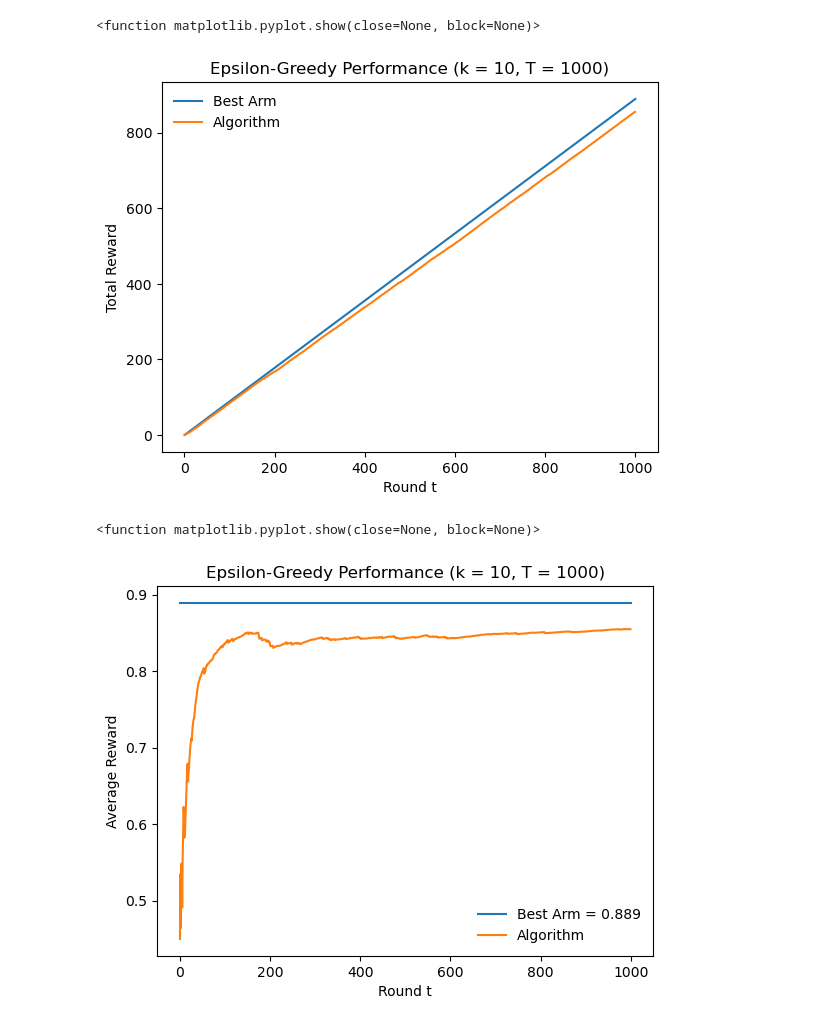
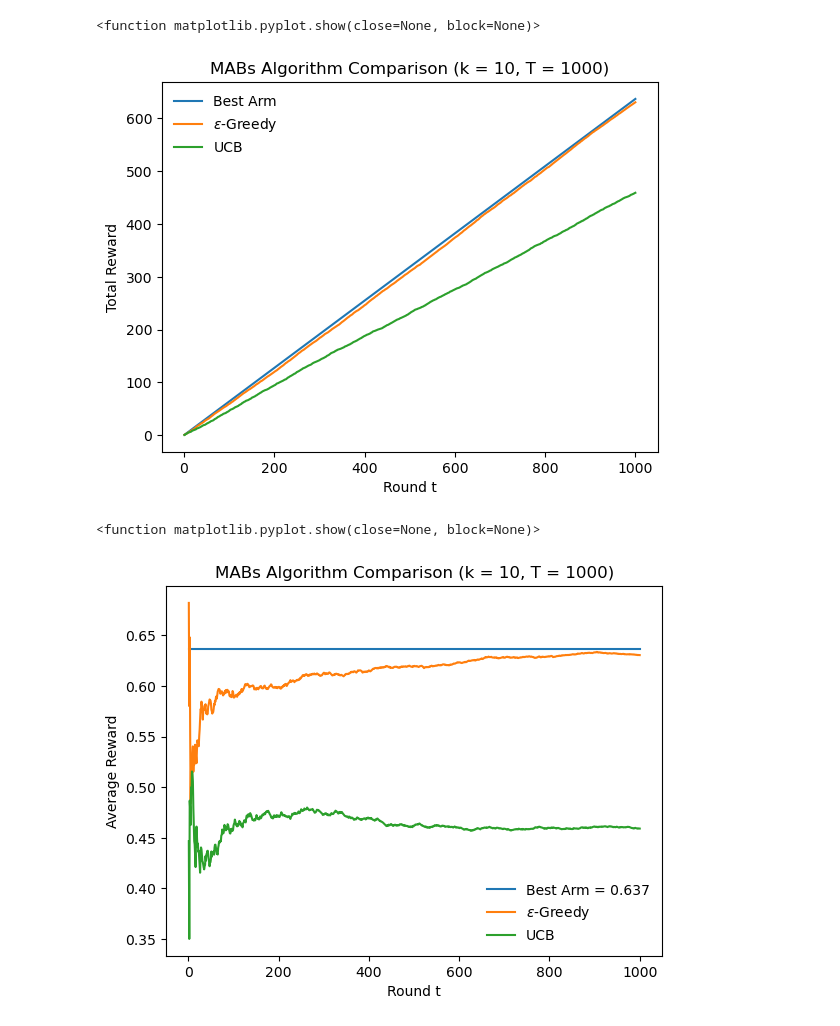
Before and after one commit to padoura/comp423_reinforcement_learning_and_dynamic_optimization, a Jupyter notebook: assignment1/python/assignment1.ipynb, the cells around one changed output. Drawn from its saved outputs; the diff is of its cells as text; code cells hidden in the pictures.

```diff
--- a/assignment1/python/assignment1.ipynb
+++ b/assignment1/python/assignment1.ipynb
@@ -87,10 +95,14 @@ def epsilon_greedy(mab_obj):
 # %%
 ###########################################################
-# Run ε-Greedy algorithm
+# Run algorithms for T = 1000, k = 10
 ###########################################################
 
 mab_obj = MABs(total_time = 1000, bandits_num = 10)
 epsilon_greedy(mab_obj)
+
+epsilon_greedy_score = mab_obj.alg_score
+epsilon_greedy_score_t = mab_obj.alg_score_t
+epsilon_greedy_regret_t = mab_obj.regret_t
 
 epsilon_t = debug_print(mab_obj.epsilon_t)
 expected_mu = debug_print(mab_obj.expected_mu)
@@ -98,39 +110,52 @@ mu_estimate = debug_print(mab_obj.mu_estimate)
 selected_arms = debug_print(mab_obj.selected_arms)
 pulls = debug_print(mab_obj.pulls)
 best_arm = debug_print(mab_obj.best_arm)
+
+mab_obj.reset_env()
+upper_confidence_bound(mab_obj)
+
+ucb_score = mab_obj.alg_score
+ucb_score_t = mab_obj.alg_score_t
+ucb_regret_t = mab_obj.regret_t
 # %%
 ###########################################################
-# ε-Greedy Plot Reward
+# Plot Reward
 ###########################################################
 
-plt.title("Epsilon-Greedy Performance (k = %d, T = %d)" % (mab_obj.bandits_num, mab_obj.total_time))
+plt.title("MABs Algorithm Comparison (k = %d, T = %d)" % (mab_obj.bandits_num, mab_obj.total_time))
 plt.xlabel("Round t")
 plt.ylabel("Total Reward")
 x = np.arange(1,mab_obj.total_time+1)
 y = mab_obj.best_score
-y2 = mab_obj.alg_score
-plt.plot(x,y,y2)
-plt.legend(["Best Arm", "Algorithm"], loc = "best", frameon = False)
+y2 = epsilon_greedy_score
+y3 = ucb_score
+plt.plot(x,y)
+plt.plot(x,y2)
+plt.plot(x,y3)
+plt.legend(["Best Arm", "$\epsilon$-Greedy", "UCB"], loc = "best", frameon = False)
 plt.show
 # %% [output]
 <function matplotlib.pyplot.show(close=None, block=None)>
-[figure, old version]
+[figure, new version]
 # %%
 ###########################################################
-# ε-Greedy Plot Average Reward
+# Plot Average Reward
 ###########################################################
 
-plt.title("Epsilon-Greedy Performance (k = %d, T = %d)" % (mab_obj.bandits_num, mab_obj.total_time))
+plt.title("MABs Algorithm Comparison (k = %d, T = %d)" % (mab_obj.bandits_num, mab_obj.total_time))
 plt.xlabel("Round t")
 plt.ylabel("Average Reward")
 x = np.arange(1,mab_obj.total_time+1)
 y = mab_obj.best_score_t
-y2 = mab_obj.alg_score_t
-plt.plot(x,y,y2)
-plt.legend(["Best Arm = %0.3f" % mab_obj.best_score[0], "Algorithm"], loc = "best", frameon = False)
+y2 = epsilon_greedy_score_t
+y3 = ucb_score_t
+plt.plot(x,y)
+plt.plot(x,y2)
+plt.plot(x,y3)
+plt.legend(["Best Arm = %0.3f" % mab_obj.best_score[0], "$\epsilon$-Greedy", "UCB"], loc = "best", frameon = False)
 plt.show
 # %% [output]
 <function matplotlib.pyplot.show(close=None, block=None)>
-[figure, old version]
+[figure, new version]
 # %%
 ###########################################################
```
Also changed, not shown: parts of 2 cells of this notebook.
